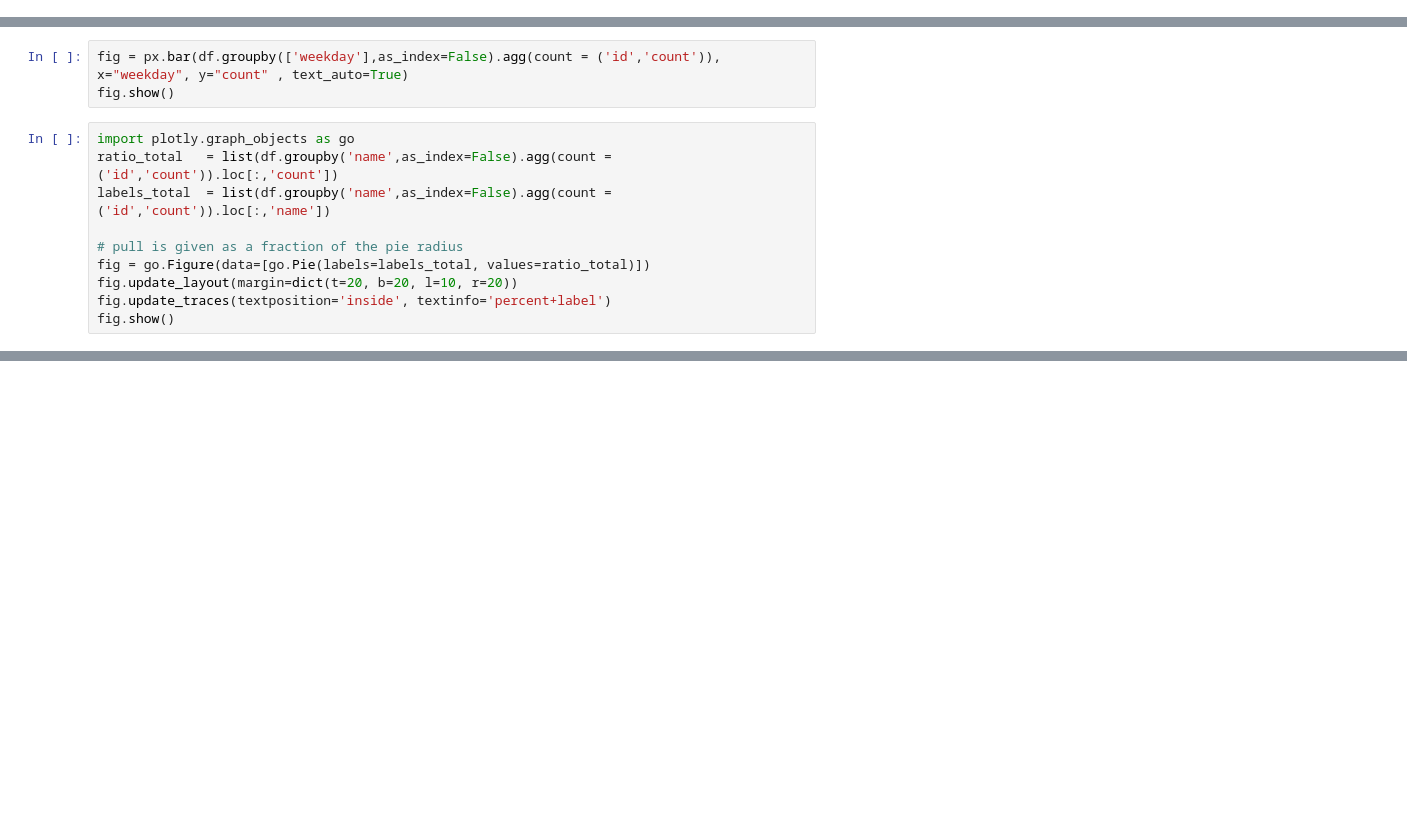
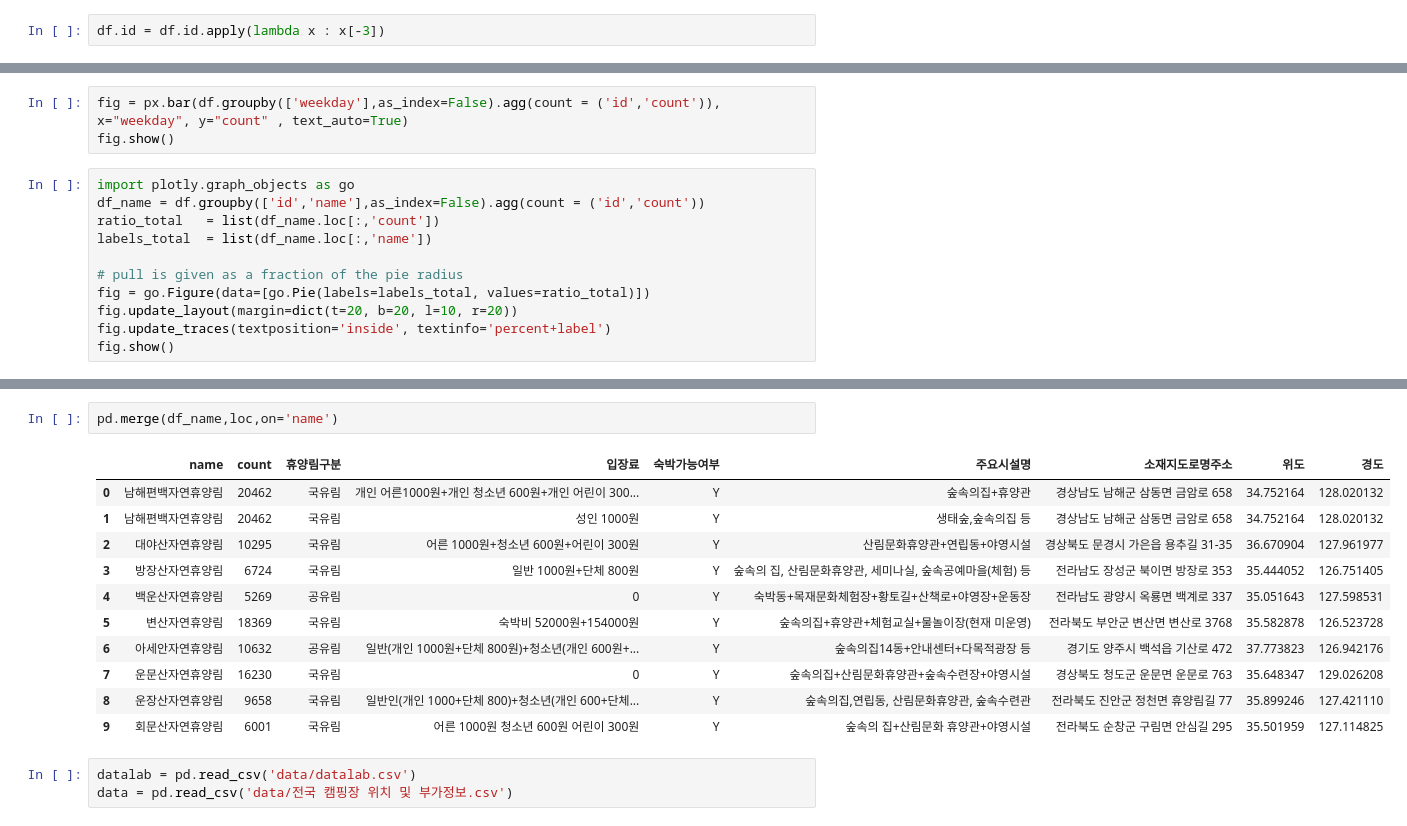
Before and after one commit to tiamoirony/Done, a Jupyter notebook: 전국 휴양림 예약 데이터.ipynb, the cells around one changed output, grey strips where cells are left out. Drawn from its saved outputs; the diff is of its cells as text; blank space fills up the shorter version.

```diff
--- a/전국 휴양림 예약 데이터.ipynb
+++ b/전국 휴양림 예약 데이터.ipynb
@@ -54,0 +80,2 @@ df = pd.concat([df_1,df_2,df_3,df_4,])
+# %%
+df.id = df.id.apply(lambda x : x[-3])
@@ -67,8 +96,9 @@ fig = px.bar(df.groupby(['weekday'],as_index=False).agg(count = ('id','count')),
 fig.show()
 # %%
 import plotly.graph_objects as go
-ratio_total   = list(df.groupby('name',as_index=False).agg(count = ('id','count')).loc[:,'count'])
-labels_total  = list(df.groupby('name',as_index=False).agg(count = ('id','count')).loc[:,'name'])
+df_name = df.groupby(['id','name'],as_index=False).agg(count = ('id','count'))
+ratio_total   = list(df_name.loc[:,'count'])
+labels_total  = list(df_name.loc[:,'name'])
 
 # pull is given as a fraction of the pie radius
 fig = go.Figure(data=[go.Pie(labels=labels_total, values=ratio_total)])
@@ -77,0 +148,17 @@ fig.show()
+# %%
+pd.merge(df_name,loc,on='name')
+# %% [output]
+|  | name | count | 휴양림구분 | 입장료 | 숙박가능여부 | 주요시설명 | 소재지도로명주소 | 위도 | 경도 |
+| 0 | 남해편백자연휴양림 | 20462 | 국유림 | 개인 어른1000원+개인 청소년 600원+개인 어린이 300... | Y | 숲속의집+휴양관 | 경상남도 남해군 삼동면 금암로 658 | 34.752164 | 128.020132 |
+| 1 | 남해편백자연휴양림 | 20462 | 국유림 | 성인 1000원 | Y | 생태숲,숲속의집 등 | 경상남도 남해군 삼동면 금암로 658 | 34.752164 | 128.020132 |
+| 2 | 대야산자연휴양림 | 10295 | 국유림 | 어른 1000원+청소년 600원+어린이 300원 | Y | 산림문화휴양관+연립동+야영시설 | 경상북도 문경시 가은읍 용추길 31-35 | 36.670904 | 127.961977 |
+| 3 | 방장산자연휴양림 | 6724 | 국유림 | 일반 1000원+단체 800원 | Y | 숲속의 집, 산림문화휴양관, 세미나실, 숲속공예마을(체험) 등 | 전라남도 장성군 북이면 방장로 353 | 35.444052 | 126.751405 |
+| 4 | 백운산자연휴양림 | 5269 | 공유림 | 0 | Y | 숙박동+목재문화체험장+황토길+산책로+야영장+운동장 | 전라남도 광양시 옥룡면 백계로 337 | 35.051643 | 127.598531 |
+| 5 | 변산자연휴양림 | 18369 | 국유림 | 숙박비 52000원+154000원 | Y | 숲속의집+휴양관+체험교실+물놀이장(현재 미운영) | 전라북도 부안군 변산면 변산로 3768 | 35.582878 | 126.523728 |
+| 6 | 아세안자연휴양림 | 10632 | 공유림 | 일반(개인 1000원+단체 800원)+청소년(개인 600원+... | Y | 숲속의집14동+안내센터+다목적광장 등 | 경기도 양주시 백석읍 기산로 472 | 37.773823 | 126.942176 |
+| 7 | 운문산자연휴양림 | 16230 | 국유림 | 0 | Y | 숲속의집+산림문화휴양관+숲속수련장+야영시설 | 경상북도 청도군 운문면 운문로 763 | 35.648347 | 129.026208 |
+| 8 | 운장산자연휴양림 | 9658 | 국유림 | 일반인(개인 1000+단체 800)+청소년(개인 600+단체... | Y | 숲속의집,연립동, 산림문화휴양관, 숲속수련관 | 전라북도 진안군 정천면 휴양림길 77 | 35.899246 | 127.421110 |
+| 9 | 회문산자연휴양림 | 6001 | 국유림 | 어른 1000원 청소년 600원 어린이 300원 | Y | 숲속의 집+산림문화 휴양관+야영시설 | 전라북도 순창군 구림면 안심길 295 | 35.501959 | 127.114825 |
+# %%
+datalab = pd.read_csv('data/datalab.csv')
+data = pd.read_csv('data/전국 캠핑장 위치 및 부가정보.csv')
```
Also changed, not shown: parts of 11 cells of this notebook.
